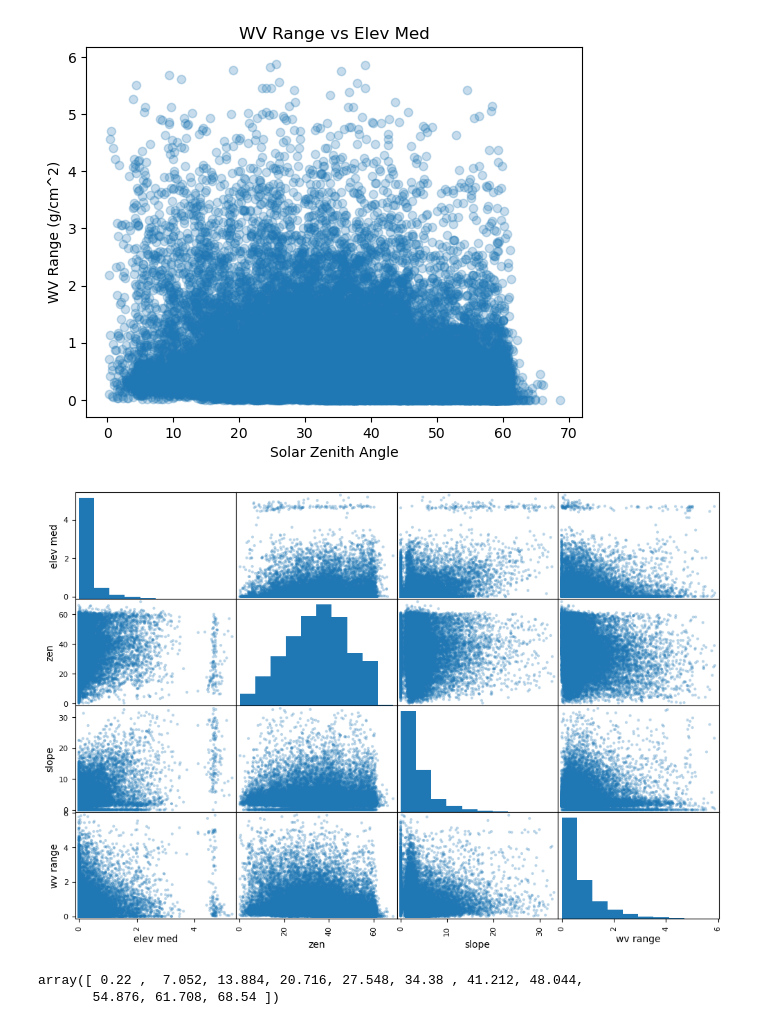
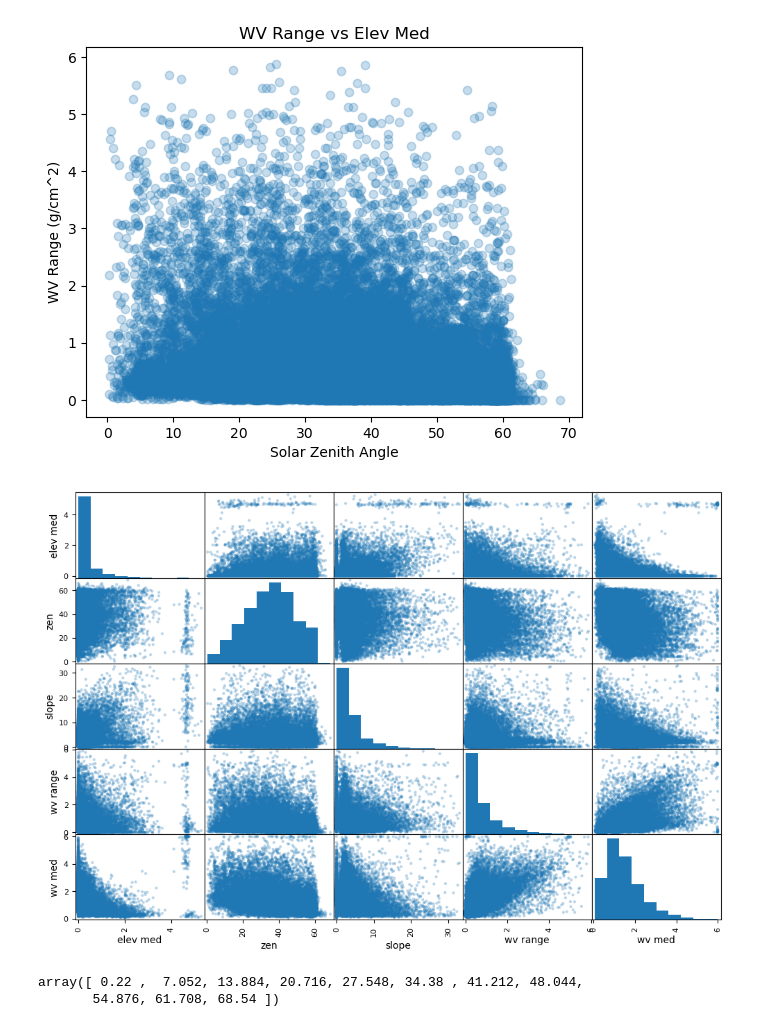
Before and after one commit to varunpatro1/EMIT_scene_analysis, a Jupyter notebook: investigate_lhs/corr_cov.ipynb, the cells around one changed output. Drawn from its saved outputs; the diff is of its cells as text; code cells hidden in the pictures.

```diff
--- a/investigate_lhs/corr_cov.ipynb
+++ b/investigate_lhs/corr_cov.ipynb
@@ -71,10 +71,11 @@ plt.xlabel('Solar Zenith Angle')
 Text(0.5, 0, 'Solar Zenith Angle')
 [figure]
 # %%
-attributes = ['elev med', 'zen', 'slope', 'wv range']
+from pandas.plotting import scatter_matrix
+attributes = ['elev med', 'zen', 'slope', 'wv range', 'wv med']
 scatter_matrix(df[attributes], figsize = (12, 8), alpha = 0.3, grid = True);
 # %% [output]
-[figure, old version]
+[figure, new version]
 # %%
 counts, edges, bars = plt.hist(df['zen'])
 plt.title('Solar zenith angle distribution of EMIT scenes')
```
Also changed, not shown: parts of 1 cell of this notebook, 5 other files.
